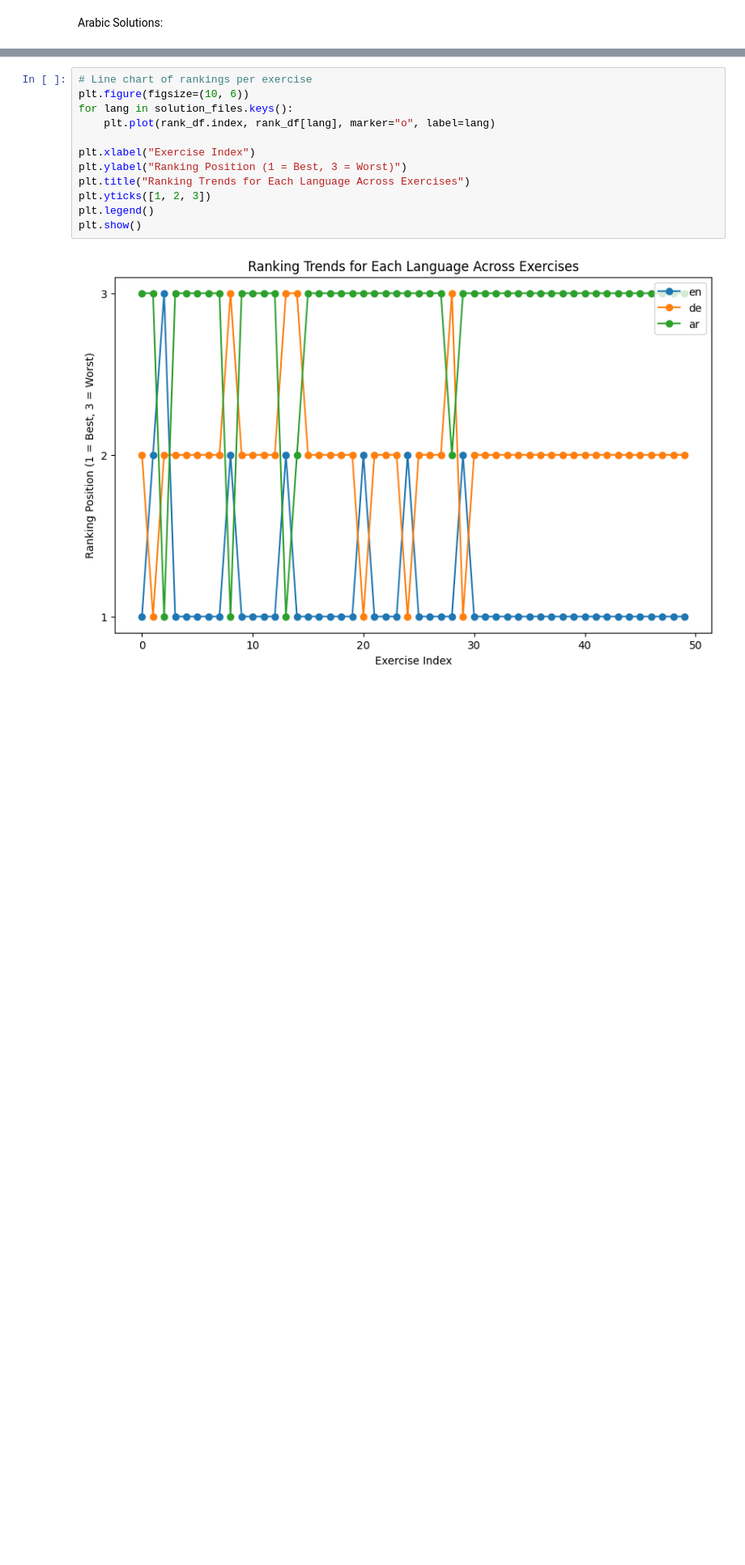
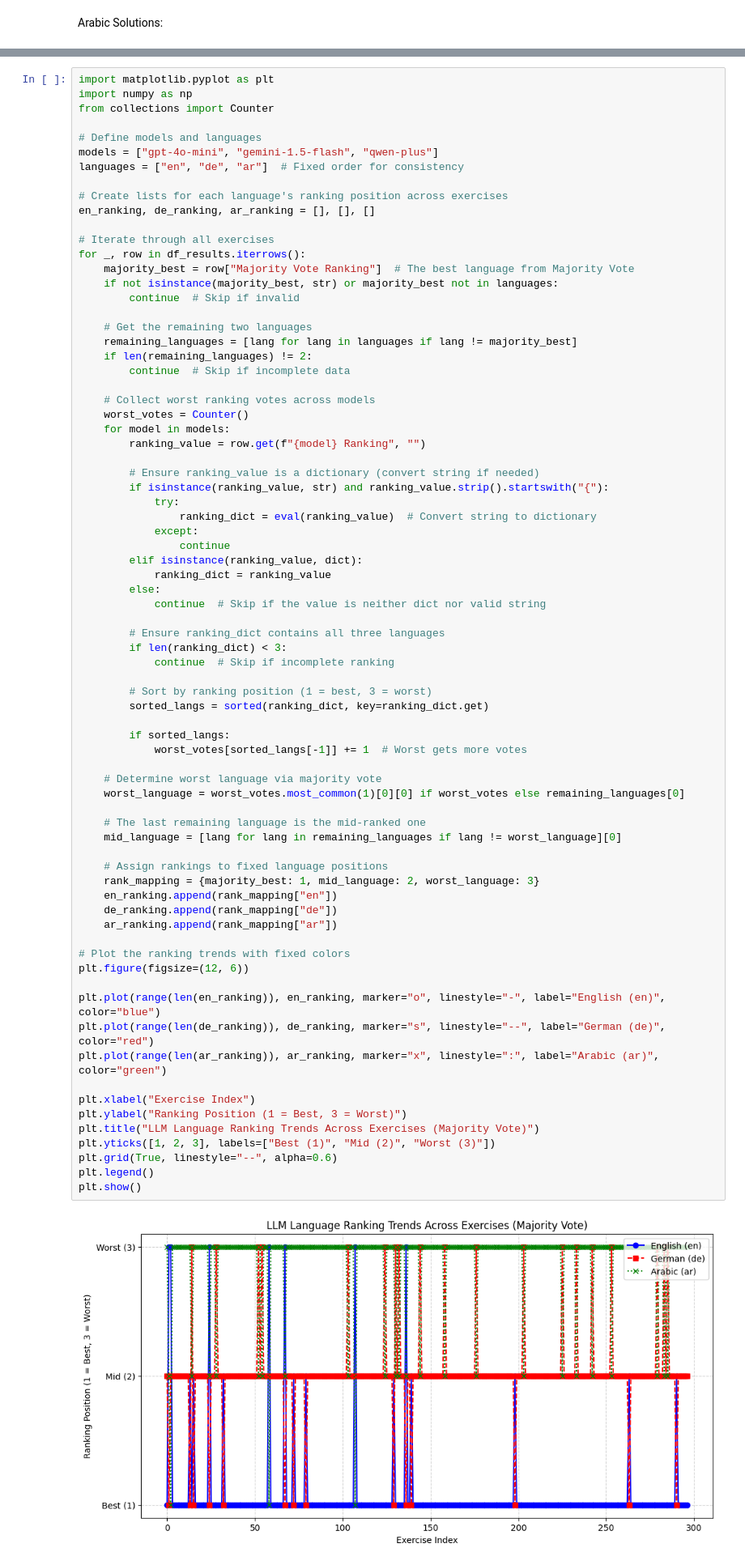
Before and after one commit to iug-htw/solution_evaluator, a Jupyter notebook: test_and_eval_pipeline-gemini.ipynb, the cells around one changed output, grey strips where cells are left out. Shown at 81% size. Drawn from its saved outputs; the diff is of its cells as text; blank space fills up the shorter version.

Commit message:
pairwise eval results for the 3 llms

```diff
--- a/test_and_eval_pipeline-gemini.ipynb
+++ b/test_and_eval_pipeline-gemini.ipynb
@@ -255,17 +295,80 @@ plt.show()
 # %%
-# Line chart of rankings per exercise
-plt.figure(figsize=(10, 6))
-for lang in solution_files.keys():
-    plt.plot(rank_df.index, rank_df[lang], marker="o", label=lang)
+import matplotlib.pyplot as plt
+import numpy as np
+from collections import Counter
+
+# Define models and languages
+models = ["gpt-4o-mini", "gemini-1.5-flash", "qwen-plus"]
+languages = ["en", "de", "ar"]  # Fixed order for consistency
+
+# Create lists for each language's ranking position across exercises
+en_ranking, de_ranking, ar_ranking = [], [], []
+
+# Iterate through all exercises
+for _, row in df_results.iterrows():
+    majority_best = row["Majority Vote Ranking"]  # The best language from Majority Vote
+    if not isinstance(majority_best, str) or majority_best not in languages:
+        continue  # Skip if invalid
+
+    # Get the remaining two languages
+    remaining_languages = [lang for lang in languages if lang != majority_best]
+    if len(remaining_languages) != 2:
+        continue  # Skip if incomplete data
+
+    # Collect worst ranking votes across models
+    worst_votes = Counter()
+    for model in models:
+        ranking_value = row.get(f"{model} Ranking", "")
+
+        # Ensure ranking_value is a dictionary (convert string if needed)
+        if isinstance(ranking_value, str) and ranking_value.strip().startswith("{"):
+            try:
+                ranking_dict = eval(ranking_value)  # Convert string to dictionary
+            except:
+                continue
+        elif isinstance(ranking_value, dict):
+            ranking_dict = ranking_value
+        else:
+            continue  # Skip if the value is neither dict nor valid string
+
+        # Ensure ranking_dict contains all three languages
+        if len(ranking_dict) < 3:
+            continue  # Skip if incomplete ranking
+
+        # Sort by ranking position (1 = best, 3 = worst)
+        sorted_langs = sorted(ranking_dict, key=ranking_dict.get)
+
+        if sorted_langs:
+            worst_votes[sorted_langs[-1]] += 1  # Worst gets more votes
+
+    # Determine worst language via majority vote
+    worst_language = worst_votes.most_common(1)[0][0] if worst_votes else remaining_languages[0]
+
+    # The last remaining language is the mid-ranked one
+    mid_language = [lang for lang in remaining_languages if lang != worst_language][0]
+
+    # Assign rankings to fixed language positions
+    rank_mapping = {majority_best: 1, mid_language: 2, worst_language: 3}
+    en_ranking.append(rank_mapping["en"])
+    de_ranking.append(rank_mapping["de"])
+    ar_ranking.append(rank_mapping["ar"])
+
+# Plot the ranking trends with fixed colors
+plt.figure(figsize=(12, 6))
+
+plt.plot(range(len(en_ranking)), en_ranking, marker="o", linestyle="-", label="English (en)", color="blue")
+plt.plot(range(len(de_ranking)), de_ranking, marker="s", linestyle="--", label="German (de)", color="red")
+plt.plot(range(len(ar_ranking)), ar_ranking, marker="x", linestyle=":", label="Arabic (ar)", color="green")
 
 plt.xlabel("Exercise Index")
 plt.ylabel("Ranking Position (1 = Best, 3 = Worst)")
-plt.title("Ranking Trends for Each Language Across Exercises")
-plt.yticks([1, 2, 3])
+plt.title("LLM Language Ranking Trends Across Exercises (Majority Vote)")
+plt.yticks([1, 2, 3], labels=["Best (1)", "Mid (2)", "Worst (3)"])
+plt.grid(True, linestyle="--", alpha=0.6)
 plt.legend()
 plt.show()
 # %% [output]
-[figure, old version]
+[figure, new version]
 # %% [markdown]
 ## Evaluating Solutions
 # %%
```
Also changed, not shown: parts of 3 cells of this notebook, 3 other files.
